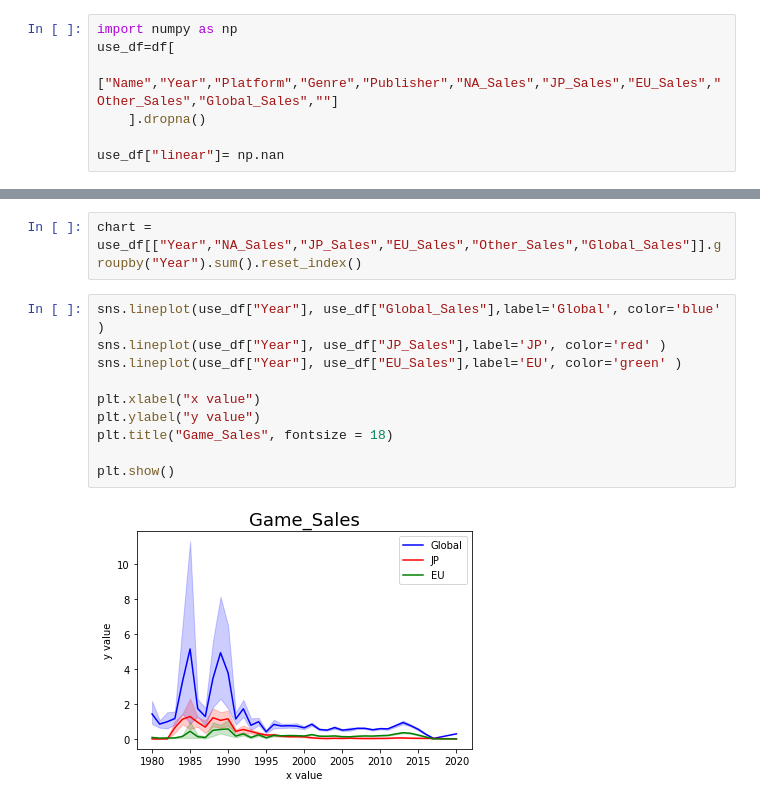
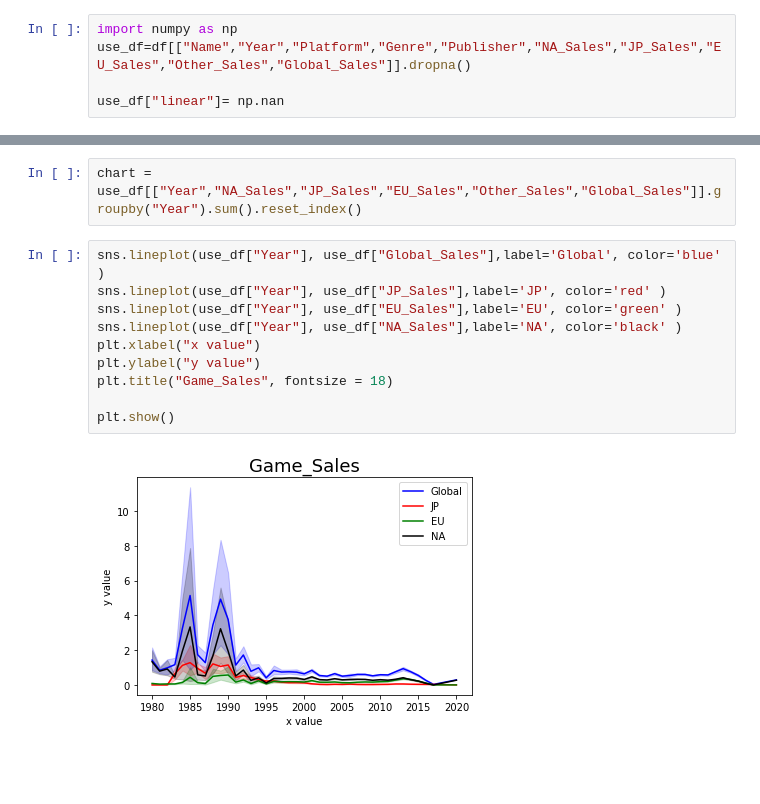
Before and after one commit to Georgia-MAX-holic/Footprints, a Jupyter notebook: PJ/game_sale/New/Game_Sales.ipynb, the cells around one changed output, grey strips where cells are left out. Saved outputs shown, nothing was run; the diff lists cells and outputs as text; blank space fills up the shorter version.

```diff
--- a/PJ/game_sale/New/Game_Sales.ipynb
+++ b/PJ/game_sale/New/Game_Sales.ipynb
@@ -108,8 +107,6 @@ SNS_BAR_PLOT("Genre","Global_Sales",df_Genre)
 [figure]
 # %%
 import numpy as np
-use_df=df[
-    ["Name","Year","Platform","Genre","Publisher","NA_Sales","JP_Sales","EU_Sales","Other_Sales","Global_Sales",""]
-    ].dropna()
+use_df=df[["Name","Year","Platform","Genre","Publisher","NA_Sales","JP_Sales","EU_Sales","Other_Sales","Global_Sales"]].dropna()
 
 use_df["linear"]= np.nan
@@ -191,12 +173,12 @@ chart = use_df[["Year","NA_Sales","JP_Sales","EU_Sales","Other_Sales","Global_Sa
 # %%
 sns.lineplot(use_df["Year"], use_df["Global_Sales"],label='Global', color='blue' )
 sns.lineplot(use_df["Year"], use_df["JP_Sales"],label='JP', color='red' )
 sns.lineplot(use_df["Year"], use_df["EU_Sales"],label='EU', color='green' )
-
+sns.lineplot(use_df["Year"], use_df["NA_Sales"],label='NA', color='black' )
 plt.xlabel("x value")
 plt.ylabel("y value")
 plt.title("Game_Sales", fontsize = 18)
 
 plt.show()
 # %% [output]
-[figure, old version]
+[figure, new version]
```
Also changed, not shown: parts of 15 cells of this notebook.
